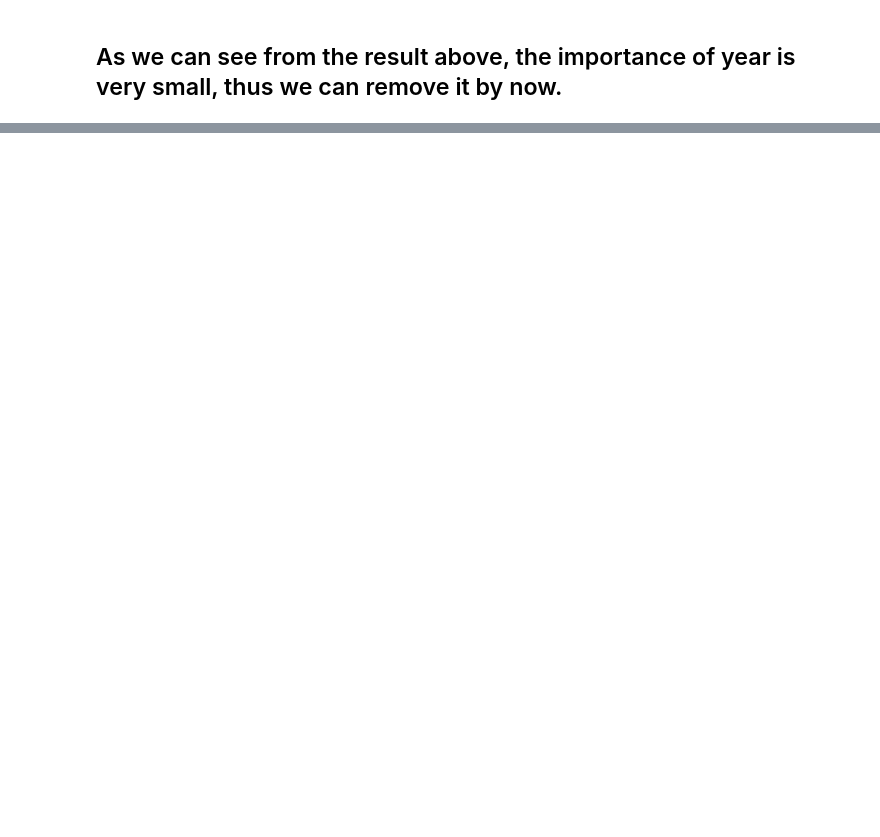
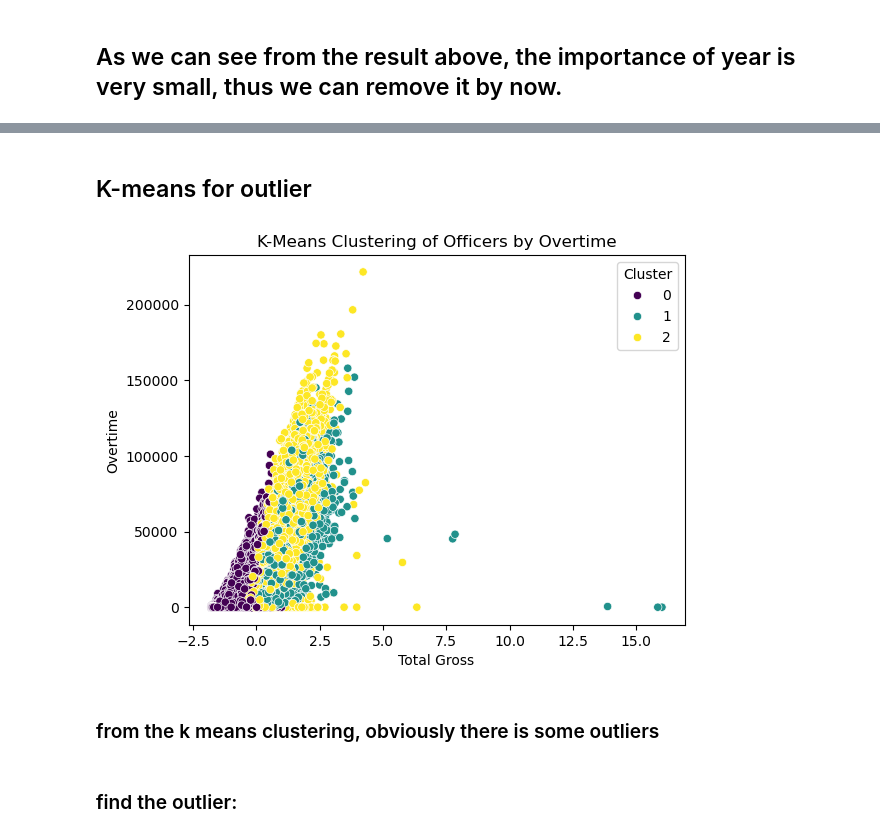
Before and after one commit to BU-Fall24-CS506-Team/Police-overtime, a Jupyter notebook: data_cleaning.ipynb, the cells around one changed output, grey strips where cells are left out. Saved outputs shown, nothing was run; the diff lists cells and outputs as text; code cells hidden in the pictures; blank space fills up the shorter version.

```diff
--- a/data_cleaning.ipynb
+++ b/data_cleaning.ipynb
@@ -663,0 +848,41 @@ selected_features = ['TOTAL_GROSS', 'REGULAR', 'QUINN_EDUCATION', 'DETAIL', 'INJ
+# %% [markdown]
+## K-means for outlier
+# %%
+from sklearn.cluster import KMeans
+from sklearn.preprocessing import StandardScaler
+
+# Standardize features
+#scaler = StandardScaler()
+#X_scaled = scaler.fit_transform(X)
+
+# Choosing number of clusters using Elbow Method
+#inertia = []
+#for k in range(1, 11):
+#    kmeans = KMeans(n_clusters=k, random_state=42)
+#    kmeans.fit(X_scaled)
+#    inertia.append(kmeans.inertia_)
+
+# Plotting the Elbow Curve
+#plt.figure(figsize=(8, 5))
+#plt.plot(range(1, 11), inertia, marker='o')
+#plt.title('Elbow Method for Optimal K')
+#plt.xlabel('Number of Clusters')
+#plt.ylabel('Inertia')
+#plt.show()
+
+# Fit K-Means with an optimal number of clusters (e.g., K=3)
+kmeans = KMeans(n_clusters=3, random_state=42)
+data['Cluster'] = kmeans.fit_predict(X_scaled)
+
+# Visualization of clusters
+sns.scatterplot(x='TOTAL_GROSS', y='OVERTIME', hue='Cluster', data=data, palette='viridis')
+plt.title("K-Means Clustering of Officers by Overtime")
+plt.xlabel("Total Gross")
+plt.ylabel("Overtime")
+plt.show()
+# %% [output]
+[figure, added]
+# %% [markdown]
+### from the k means clustering, obviously there is some outliers
+# %% [markdown]
+### find the outlier:
```
Also changed, not shown: parts of 26 cells of this notebook.
